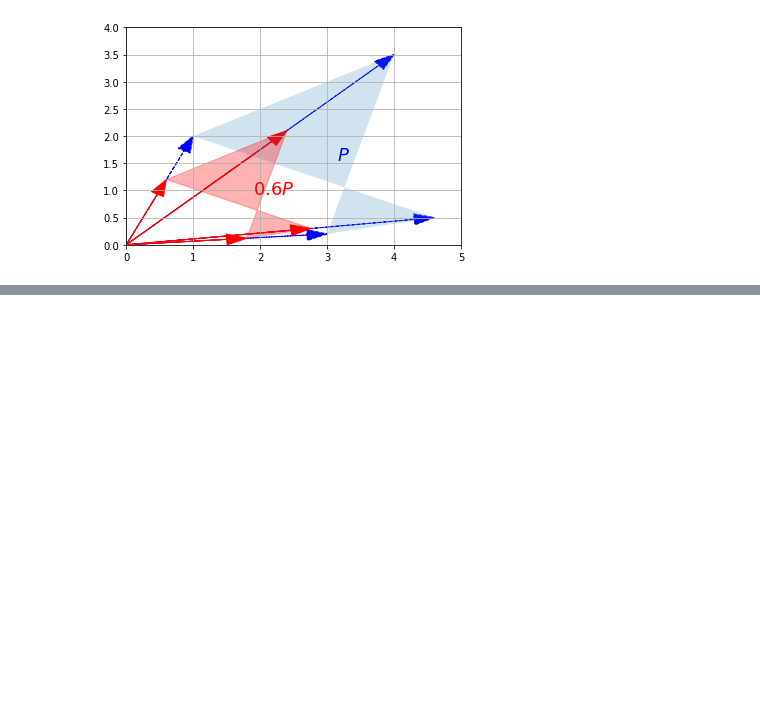
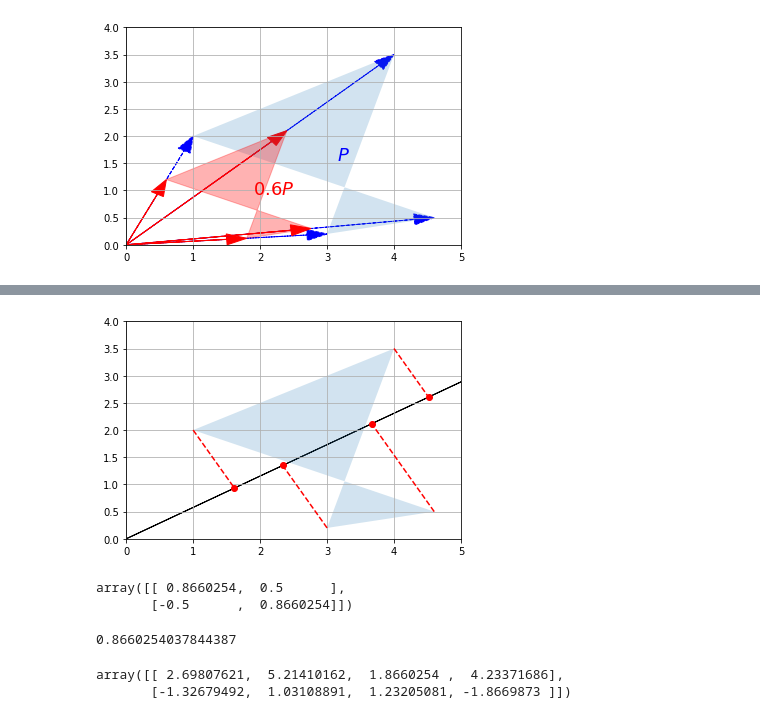
Before and after one commit to arti1117/making-tars, a Jupyter notebook: handson-ml2/math_linear_algebra.ipynb, the cells around one changed output, grey strips where cells are left out. Saved outputs shown, nothing was run; the diff lists cells and outputs as text; code cells hidden in the pictures; blank space fills up the shorter version.

```diff
--- a/handson-ml2/math_linear_algebra.ipynb
+++ b/handson-ml2/math_linear_algebra.ipynb
@@ -759,0 +791,17 @@ plt.show()
+# %%
+angle30 = 30 * np.pi / 180
+U_30 = np.array([[np.cos(angle30), np.sin(angle30)]])
+
+plot_projection(U_30, P)
+# %% [output]
+[figure, added]
+# %%
+angle120 = 120  * np.pi / 180
+V = np.array([
+    [np.cos(angle30), np.sin(angle30)],
+    [np.cos(angle120), np.sin(angle120)]
+])
+V
+# %% [output]
+array([[ 0.8660254,  0.5      ],
+       [-0.5      ,  0.8660254]])
@@ -759,0 +810,9 @@ plt.show()
+# %%
+np.cos(angle(30))
+# %% [output]
+0.8660254037844387
+# %%
+V.dot(P)
+# %% [output]
+array([[ 2.69807621,  5.21410162,  1.8660254 ,  4.23371686],
+       [-1.32679492,  1.03108891,  1.23205081, -1.8669873 ]])
```
Also changed, not shown: parts of 6 cells of this notebook.
